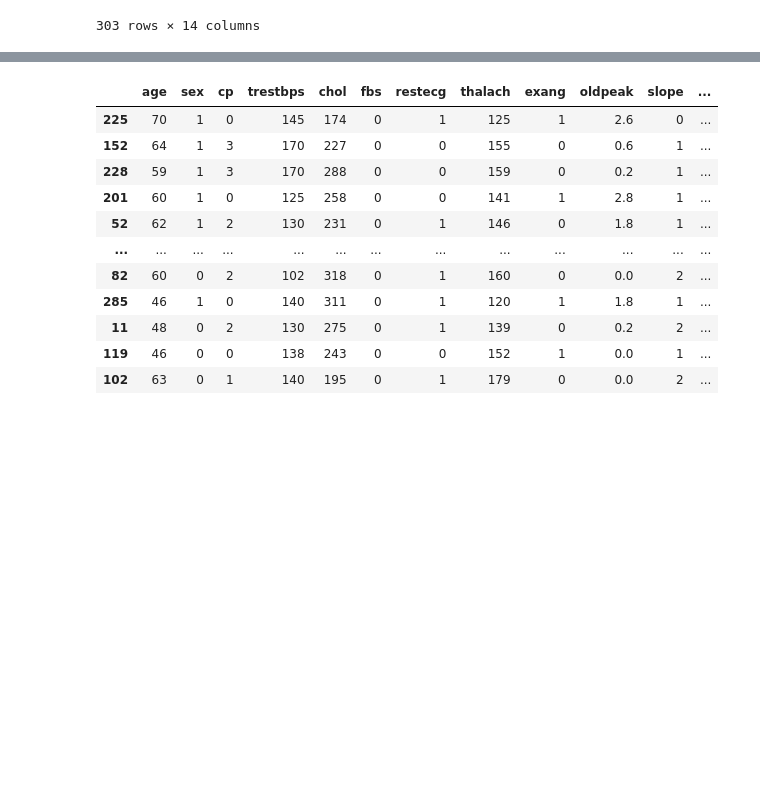
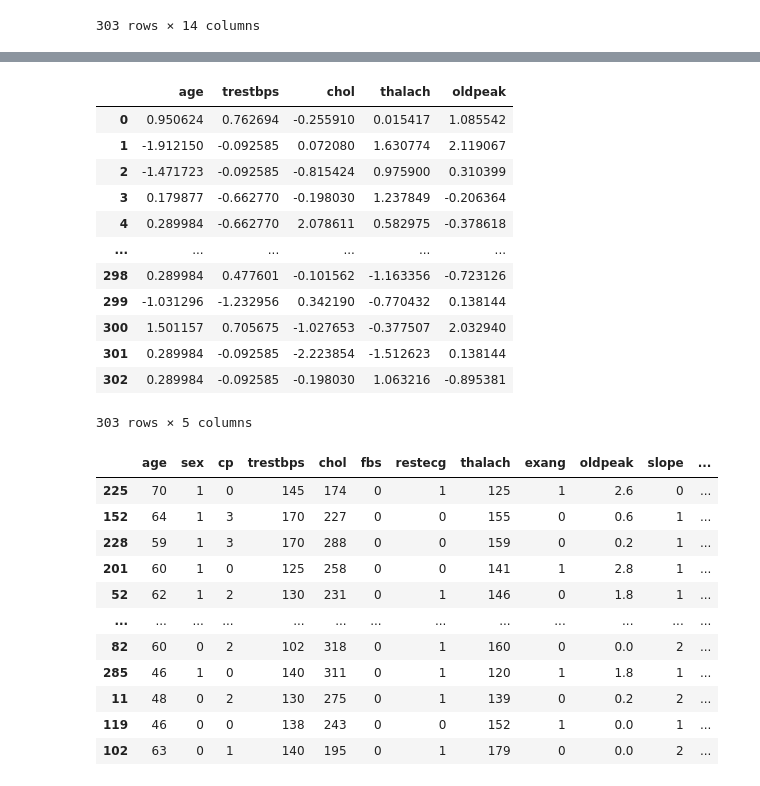
Before and after one commit to anamunoz01/PROYECTO-INTEGRADOR-III, a Jupyter notebook: ClasBinaria.ipynb, the cells around one changed output, grey strips where cells are left out. Cells and saved outputs as stored; diff of their text form; code cells hidden in the pictures; blank space fills up the shorter version.

```diff
--- a/ClasBinaria.ipynb
+++ b/ClasBinaria.ipynb
@@ -66,0 +220,7 @@ df
+# %%
+mean = continuas.mean(axis=0)
+print(mean)
+continuas -= mean
+std = continuas.std(axis=0)
+print(std)
+continuas /= std
@@ -67,3 +240,19 @@ df
+# %%
+continuas
+# %% [output]
+|  | age | trestbps | chol | thalach | oldpeak |
+| 0 | 0.950624 | 0.762694 | -0.255910 | 0.015417 | 1.085542 |
+| 1 | -1.912150 | -0.092585 | 0.072080 | 1.630774 | 2.119067 |
+| 2 | -1.471723 | -0.092585 | -0.815424 | 0.975900 | 0.310399 |
+| 3 | 0.179877 | -0.662770 | -0.198030 | 1.237849 | -0.206364 |
+| 4 | 0.289984 | -0.662770 | 2.078611 | 0.582975 | -0.378618 |
+| ... | ... | ... | ... | ... | ... |
+| 298 | 0.289984 | 0.477601 | -0.101562 | -1.163356 | -0.723126 |
+| 299 | -1.031296 | -1.232956 | 0.342190 | -0.770432 | 0.138144 |
+| 300 | 1.501157 | 0.705675 | -1.027653 | -0.377507 | 2.032940 |
+| 301 | 0.289984 | -0.092585 | -2.223854 | -1.512623 | 0.138144 |
+| 302 | 0.289984 | -0.092585 | -0.198030 | 1.063216 | -0.895381 |
+303 rows × 5 columns
 # %%
 train_data = df.sample(frac=0.8,random_state=0)
 # El resto de datos los almacenamos en test_data:
```
Also changed, not shown: parts of 14 cells of this notebook.
